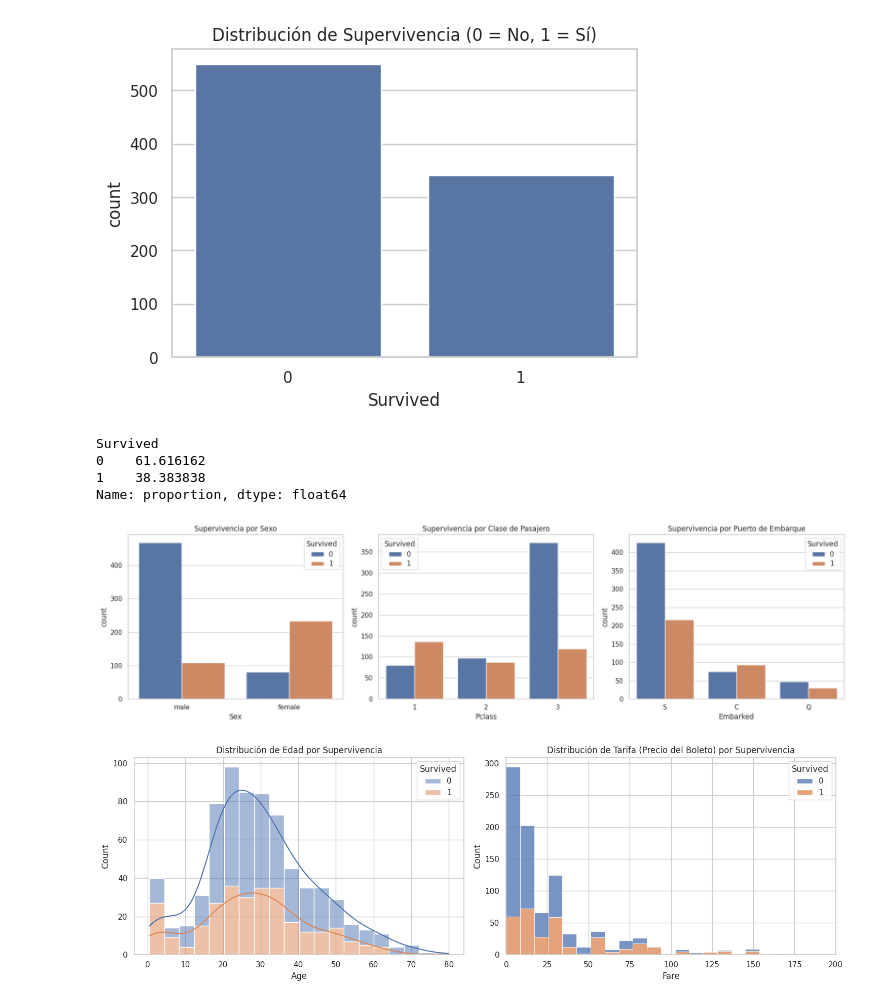
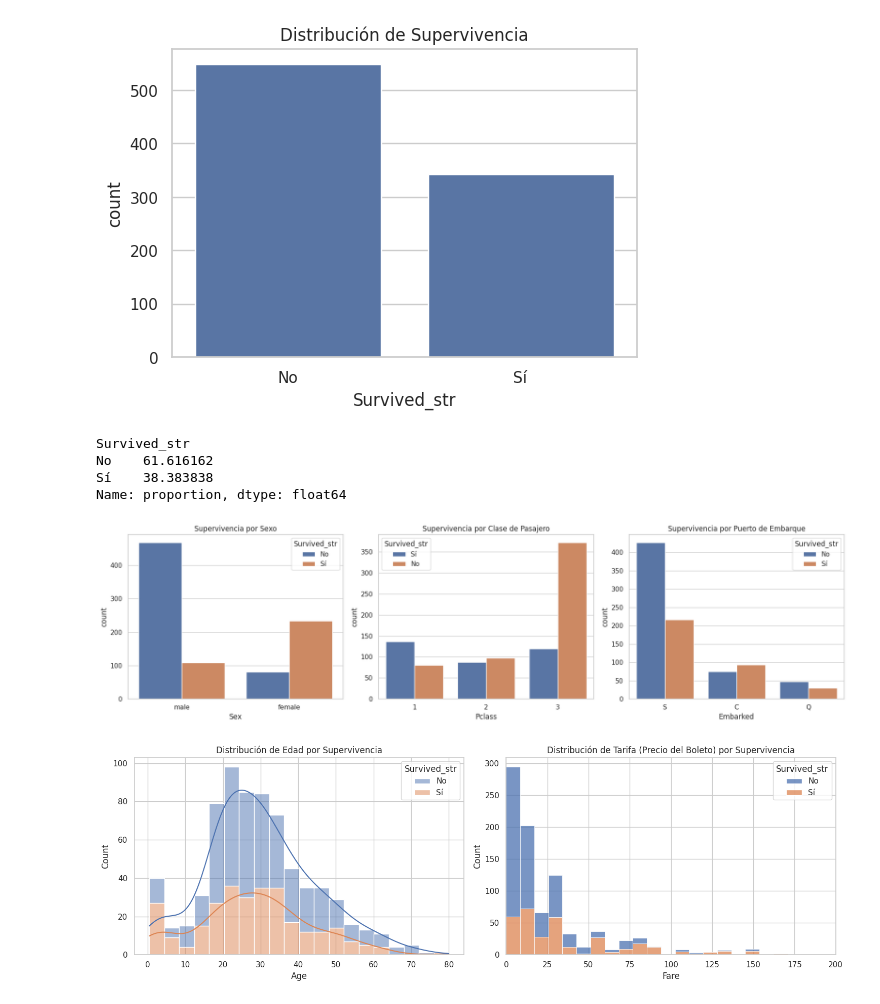
Before and after one commit to StivenBsBa/lllm-lm-titanic, a Jupyter notebook: notebooks/01_eda.ipynb, the cells around one changed output. Drawn from its saved outputs; the diff is of its cells as text; code cells hidden in the pictures.

```diff
--- a/notebooks/01_eda.ipynb
+++ b/notebooks/01_eda.ipynb
@@ -20,6 +20,9 @@ df.head()
 | 2 | 3 | 1 | 3 | Heikkinen, Miss. Laina | female | 26.0 | 0 | 0 | STON/O2. 3101282 | 7.9250 | ... |
 | 3 | 4 | 1 | 1 | Futrelle, Mrs. Jacques Heath (Lil... | female | 35.0 | 1 | 0 | 113803 | 53.1000 | ... |
 | 4 | 5 | 0 | 3 | Allen, Mr. William Henry | male | 35.0 | 0 | 0 | 373450 | 8.0500 | ... |
+# %%
+# Crear la columna Survived_str a partir de Survived
+df['Survived_str'] = df['Survived'].map({0: 'No', 1: 'Sí'})
 # %%
 # Ver información general del DataFrame: tipos de datos y valores no nulos
 print("Información del DataFrame:")
@@ -70,52 +74,52 @@ dtype: int64
 # %%
 # Gráfico de la distribución de la variable 'Survived'
 plt.figure(figsize=(6, 4))
-sns.countplot(x='Survived', data=df)
-plt.title('Distribución de Supervivencia (0 = No, 1 = Sí)')
+sns.countplot(x='Survived_str', data=df)
+plt.title('Distribución de Supervivencia')
 plt.show()
 
 # Imprimir los porcentajes
-print(df['Survived'].value_counts(normalize=True) * 100)
+print(df['Survived_str'].value_counts(normalize=True) * 100)
 # %% [output]
-[figure, old version]
+[figure, new version]
-Survived
-0    61.616162
-1    38.383838
+Survived_str
+No    61.616162
+Sí    38.383838
 Name: proportion, dtype: float64
 # %%
 # Crear una figura con 3 subplots
 fig, axes = plt.subplots(1, 3, figsize=(18, 5))
 
 # Gráfico 1: Supervivencia por Sexo
-sns.countplot(x='Sex', hue='Survived', data=df, ax=axes[0])
+sns.countplot(x='Sex', hue='Survived_str', data=df, ax=axes[0])
 axes[0].set_title('Supervivencia por Sexo')
 
 # Gráfico 2: Supervivencia por Clase (Pclass)
-sns.countplot(x='Pclass', hue='Survived', data=df, ax=axes[1])
+sns.countplot(x='Pclass', hue='Survived_str', data=df, ax=axes[1])
 axes[1].set_title('Supervivencia por Clase de Pasajero')
 
 # Gráfico 3: Supervivencia por Puerto de Embarque
-sns.countplot(x='Embarked', hue='Survived', data=df, ax=axes[2])
+sns.countplot(x='Embarked', hue='Survived_str', data=df, ax=axes[2])
 axes[2].set_title('Supervivencia por Puerto de Embarque')
 
 plt.tight_layout()
 plt.show()
 # %% [output]
-[figure, old version]
+[figure, new version]
 # %%
 # Crear una figura con 2 subplots
 fig, axes = plt.subplots(1, 2, figsize=(15, 5))
 
 # Gráfico 1: Distribución de Edad por Supervivencia
-sns.histplot(data=df, x='Age', hue='Survived', multiple='stack', kde=True, ax=axes[0])
+sns.histplot(data=df, x='Age', hue='Survived_str', multiple='stack', kde=True, ax=axes[0])
 axes[0].set_title('Distribución de Edad por Supervivencia')
 
 # Gráfico 2: Distribución de Tarifa por Supervivencia
-sns.histplot(data=df, x='Fare', hue='Survived', multiple='stack', ax=axes[1])
+sns.histplot(data=df, x='Fare', hue='Survived_str', multiple='stack', ax=axes[1])
 axes[1].set_title('Distribución de Tarifa (Precio del Boleto) por Supervivencia')
 axes[1].set_xlim(0, 200) # Limitar el eje x para mejor visualización
 
 plt.tight_layout()
 plt.show()
 # %% [output]
-[figure, old version]
+[figure, new version]
```
Also changed, not shown: parts of 1 cell of this notebook, 2 other files.
